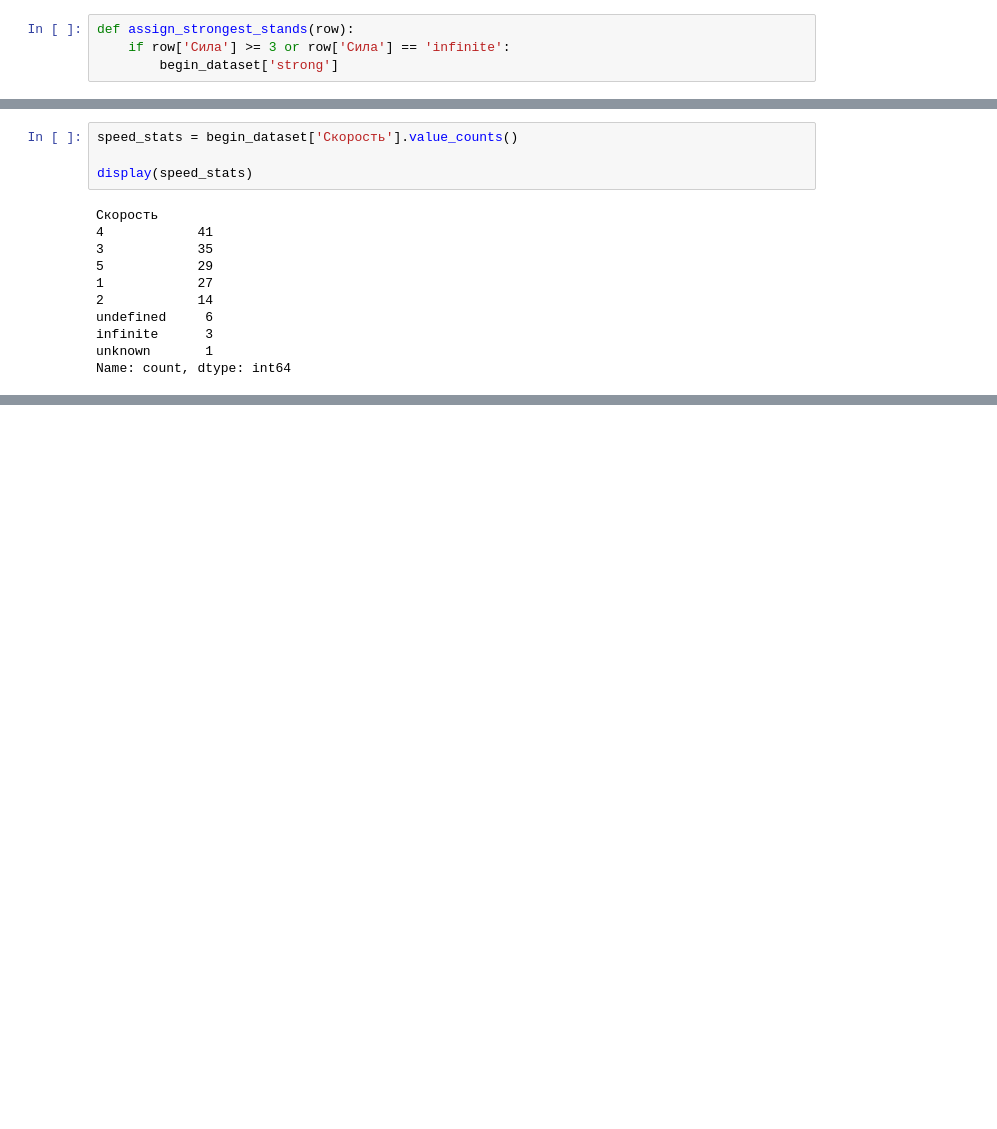
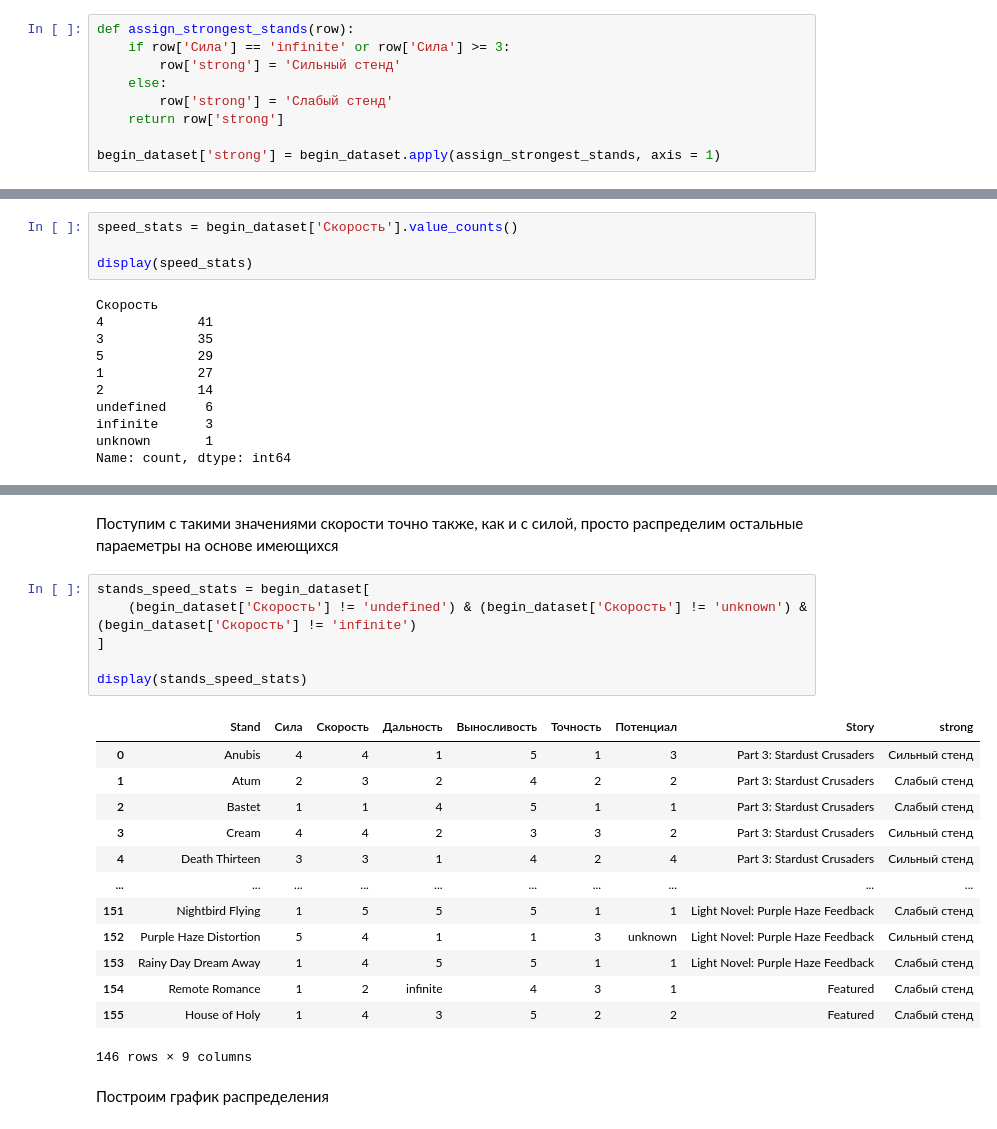
Before and after one commit to BogdanG888G/JOJO_stands, a Jupyter notebook: JOJO_stands.ipynb, the cells around one changed output, grey strips where cells are left out. Drawn from its saved outputs; the diff is of its cells as text; blank space fills up the shorter version.

```diff
--- a/JOJO_stands.ipynb
+++ b/JOJO_stands.ipynb
@@ -363,5 +367,10 @@ See the caveats in the documentation: https://pandas.pydata.org/pandas-docs/stab
 Предположим, что стенды с силой 3 и больше, а также таинственный стенд, у которого сила бесконечна -- сильные, остальные -- слабые, тогда давайте отобразим их распределение на круговой диаграмме (как раз будут хорошие категории)
 # %%
 def assign_strongest_stands(row):
-    if row['Сила'] >= 3 or row['Сила'] == 'infinite':
-        begin_dataset['strong']
+    if row['Сила'] == 'infinite' or row['Сила'] >= 3:
+        row['strong'] = 'Сильный стенд'
+    else:
+        row['strong'] = 'Слабый стенд'
+    return row['strong']
+
+begin_dataset['strong'] = begin_dataset.apply(assign_strongest_stands, axis = 1)
@@ -388,0 +425,24 @@ Name: count, dtype: int64
+# %% [markdown]
+Поступим с такими значениями скорости точно также, как и с силой, просто распределим остальные параеметры на основе имеющихся
+# %%
+stands_speed_stats = begin_dataset[
+    (begin_dataset['Скорость'] != 'undefined') & (begin_dataset['Скорость'] != 'unknown') & (begin_dataset['Скорость'] != 'infinite')
+]
+
+display(stands_speed_stats)
+# %% [output]
+|  | Stand | Сила | Скорость | Дальность | Выносливость | Точность | Потенциал | Story | strong |
+| 0 | Anubis | 4 | 4 | 1 | 5 | 1 | 3 | Part 3: Stardust Crusaders | Сильный стенд |
+| 1 | Atum | 2 | 3 | 2 | 4 | 2 | 2 | Part 3: Stardust Crusaders | Слабый стенд |
+| 2 | Bastet | 1 | 1 | 4 | 5 | 1 | 1 | Part 3: Stardust Crusaders | Слабый стенд |
+| 3 | Cream | 4 | 4 | 2 | 3 | 3 | 2 | Part 3: Stardust Crusaders | Сильный стенд |
+| 4 | Death Thirteen | 3 | 3 | 1 | 4 | 2 | 4 | Part 3: Stardust Crusaders | Сильный стенд |
+| ... | ... | ... | ... | ... | ... | ... | ... | ... | ... |
+| 151 | Nightbird Flying | 1 | 5 | 5 | 5 | 1 | 1 | Light Novel: Purple Haze Feedback | Слабый стенд |
+| 152 | Purple Haze Distortion | 5 | 4 | 1 | 1 | 3 | unknown | Light Novel: Purple Haze Feedback | Сильный стенд |
+| 153 | Rainy Day Dream Away | 1 | 4 | 5 | 5 | 1 | 1 | Light Novel: Purple Haze Feedback | Слабый стенд |
+| 154 | Remote Romance | 1 | 2 | infinite | 4 | 3 | 1 | Featured | Слабый стенд |
+| 155 | House of Holy | 1 | 4 | 3 | 5 | 2 | 2 | Featured | Слабый стенд |
+146 rows × 9 columns
+# %% [markdown]
+Построим график распределения
```
Also changed, not shown: parts of 16 cells of this notebook.
